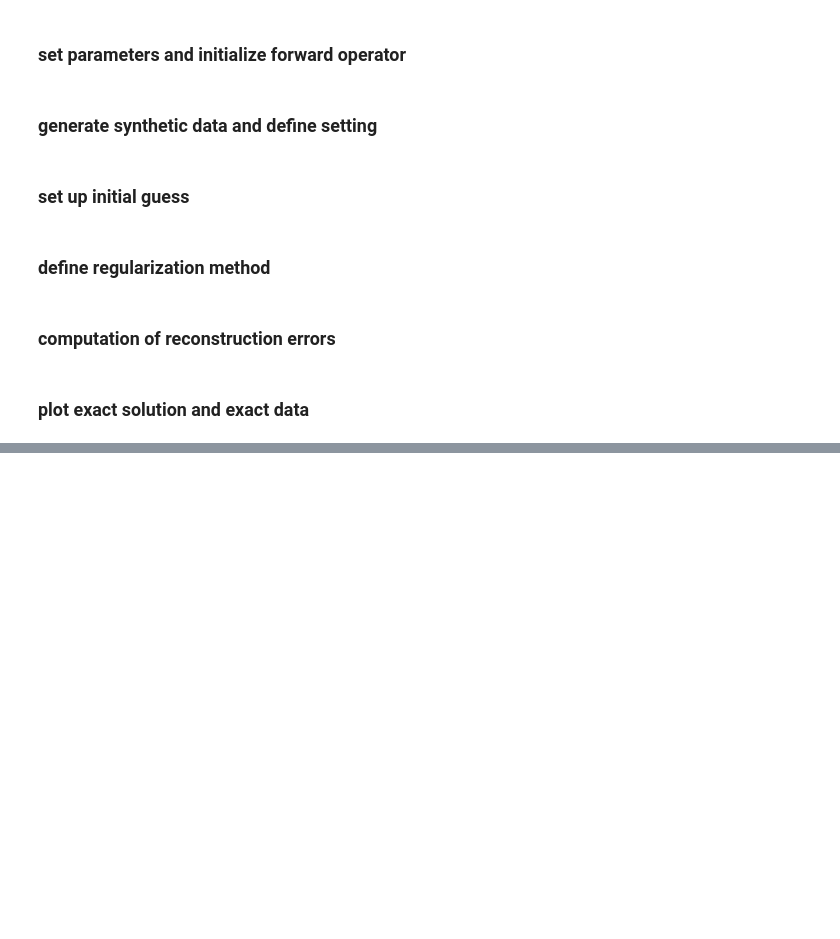
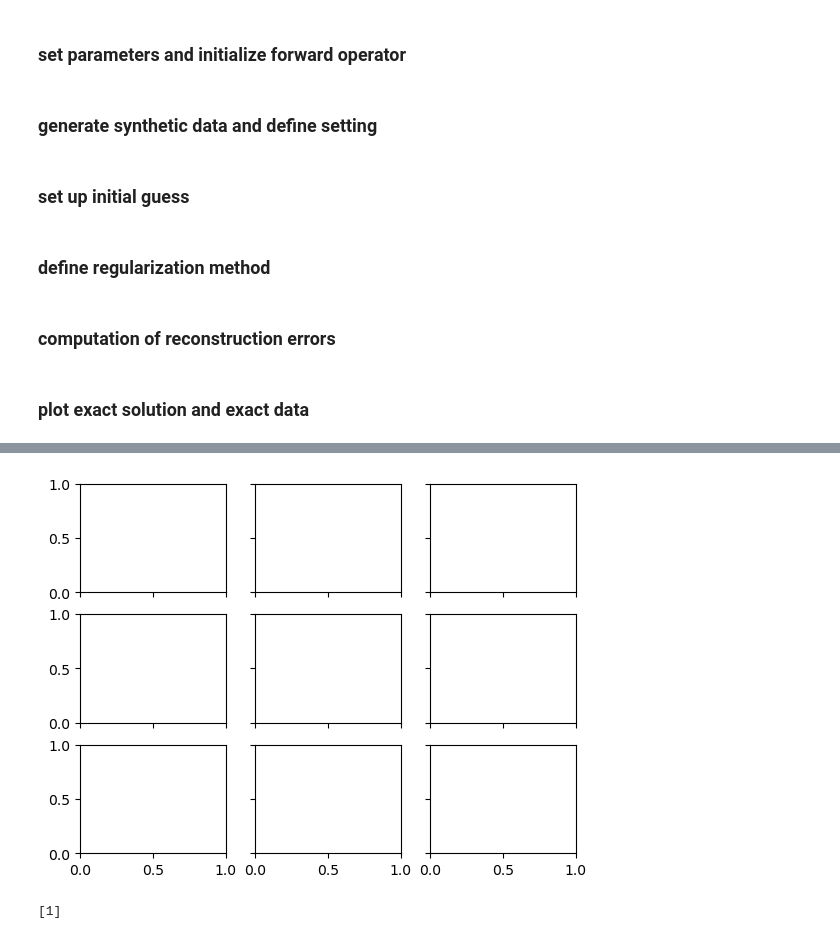
Before and after one commit to regpy/regpy, a Jupyter notebook: examples/g_inversion.ipynb, the cells around one changed output, grey strips where cells are left out. Drawn from its saved outputs; the diff is of its cells as text; code cells hidden in the pictures; blank space fills up the shorter version.

```diff
--- a/examples/g_inversion.ipynb
+++ b/examples/g_inversion.ipynb
@@ -555,0 +575,7 @@ plot_reco(fig1,fig2,np.zeros_like(g_map.real),np.zeros_like(g_map.real),reco_dat
+# %%
+ stats = {'ampl_err': [], 'phase_err': [], 'complex_err': [], 'residuals': [], 'nr_inner_steps': []}
+solver._nr_inner_steps=0
+fig4 = imshow_fig(3,3)
+plot_write_safe(solver.x,solver.y,fig1,fig4,axs3,Newton_step,
+    do_plottings=~stoprule.triggered,stats=stats,output_filename= output_filename)
+# %% [output]
@@ -555,0 +583,7 @@ plot_reco(fig1,fig2,np.zeros_like(g_map.real),np.zeros_like(g_map.real),reco_dat
+[figure, added]
+# %%
+disc =stoprule[0].
+print(x)
+#reco, reco_data = solver.next()
+# %% [output]
+[1]
```
Also changed, not shown: parts of 13 cells of this notebook, 3 other files.
